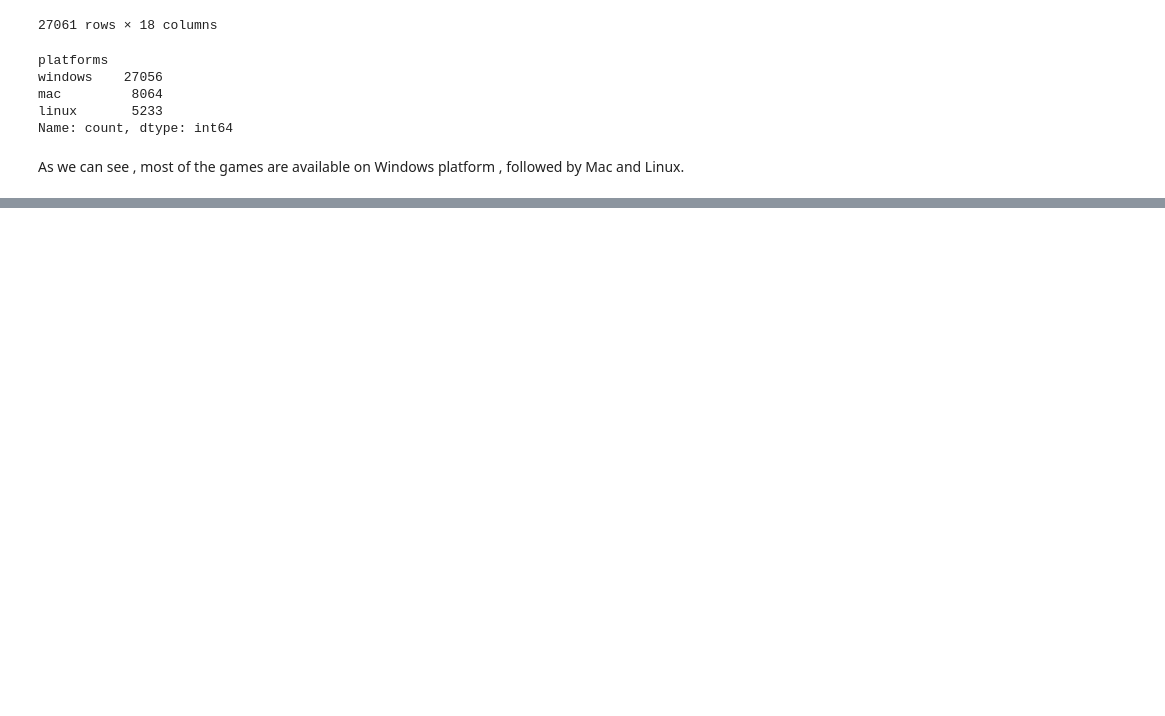
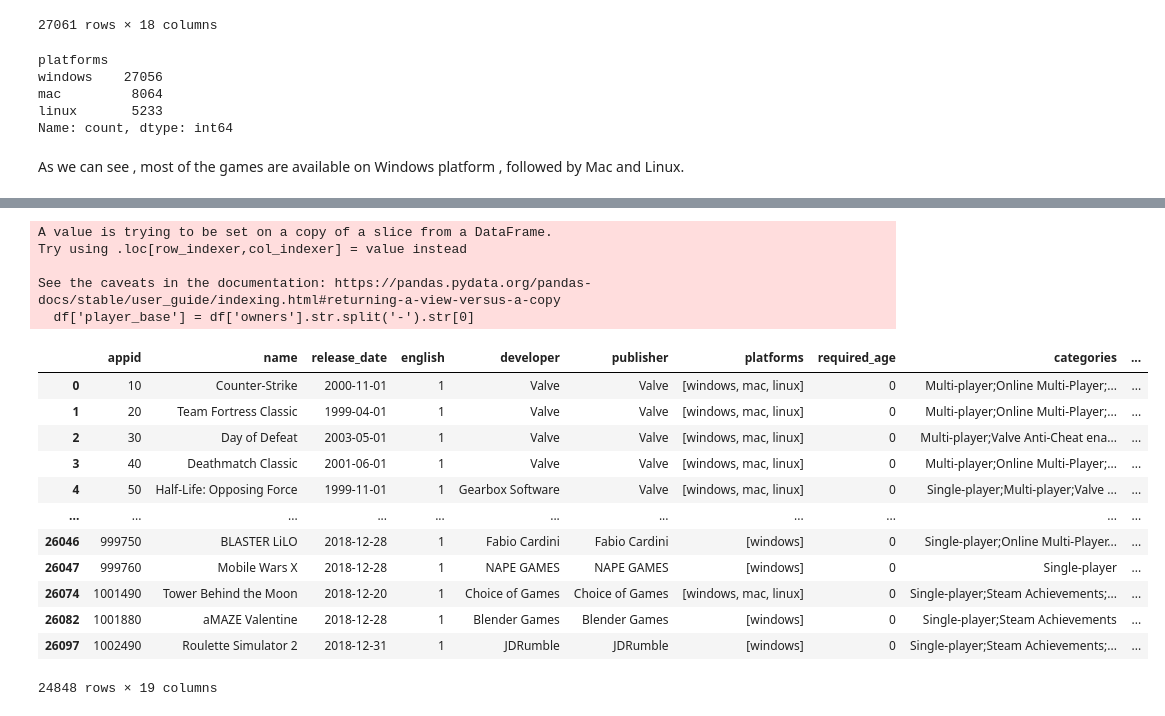
Before and after one commit to K1ko/SteamStoreGames-Analysis, a Jupyter notebook: EDA.ipynb, the cells around one changed output, grey strips where cells are left out. Cells and saved outputs as stored; diff of their text form; code cells hidden in the pictures; blank space fills up the shorter version.

```diff
--- a/EDA.ipynb
+++ b/EDA.ipynb
@@ -223,0 +243,25 @@ As we can see , most of the games are available on Windows platform , followed b
+# %%
+# Creating a new column named player_base , which only takes the lower bound of the owners column, so the data is more readable
+df['player_base'] = df['owners'].str.split('-').str[0]
+# %% [output]
+A value is trying to be set on a copy of a slice from a DataFrame.
+Try using .loc[row_indexer,col_indexer] = value instead
+
+See the caveats in the documentation: https://pandas.pydata.org/pandas-docs/stable/user_guide/indexing.html#returning-a-view-versus-a-copy
+  df['player_base'] = df['owners'].str.split('-').str[0]
+# %%
+df
+# %% [output]
+|  | appid | name | release_date | english | developer | publisher | platforms | required_age | categories | ... |
+| 0 | 10 | Counter-Strike | 2000-11-01 | 1 | Valve | Valve | [windows, mac, linux] | 0 | Multi-player;Online Multi-Player;... | ... |
+| 1 | 20 | Team Fortress Classic | 1999-04-01 | 1 | Valve | Valve | [windows, mac, linux] | 0 | Multi-player;Online Multi-Player;... | ... |
+| 2 | 30 | Day of Defeat | 2003-05-01 | 1 | Valve | Valve | [windows, mac, linux] | 0 | Multi-player;Valve Anti-Cheat ena... | ... |
+| 3 | 40 | Deathmatch Classic | 2001-06-01 | 1 | Valve | Valve | [windows, mac, linux] | 0 | Multi-player;Online Multi-Player;... | ... |
+| 4 | 50 | Half-Life: Opposing Force | 1999-11-01 | 1 | Gearbox Software | Valve | [windows, mac, linux] | 0 | Single-player;Multi-player;Valve ... | ... |
+| ... | ... | ... | ... | ... | ... | ... | ... | ... | ... | ... |
+| 26046 | 999750 | BLASTER LiLO | 2018-12-28 | 1 | Fabio Cardini | Fabio Cardini | [windows] | 0 | Single-player;Online Multi-Player... | ... |
+| 26047 | 999760 | Mobile Wars X | 2018-12-28 | 1 | NAPE GAMES | NAPE GAMES | [windows] | 0 | Single-player | ... |
+| 26074 | 1001490 | Tower Behind the Moon | 2018-12-20 | 1 | Choice of Games | Choice of Games | [windows, mac, linux] | 0 | Single-player;Steam Achievements;... | ... |
+| 26082 | 1001880 | aMAZE Valentine | 2018-12-28 | 1 | Blender Games | Blender Games | [windows] | 0 | Single-player;Steam Achievements | ... |
+| 26097 | 1002490 | Roulette Simulator 2 | 2018-12-31 | 1 | JDRumble | JDRumble | [windows] | 0 | Single-player;Steam Achievements;... | ... |
+24848 rows × 19 columns
```
Also changed, not shown: parts of 13 cells of this notebook.
